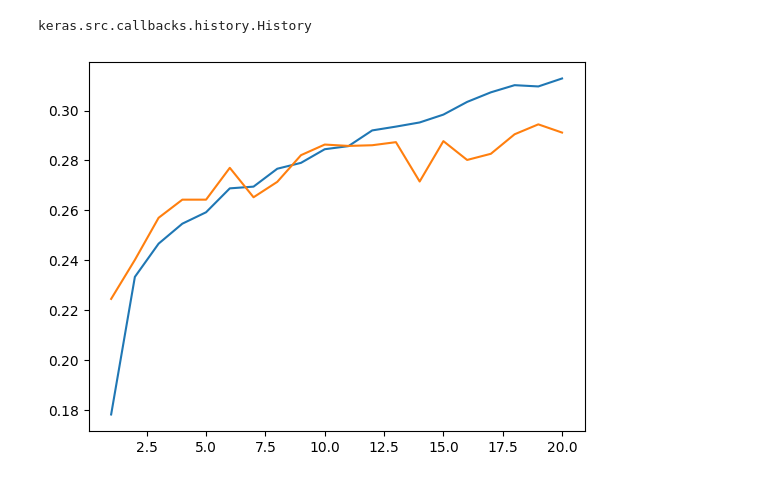
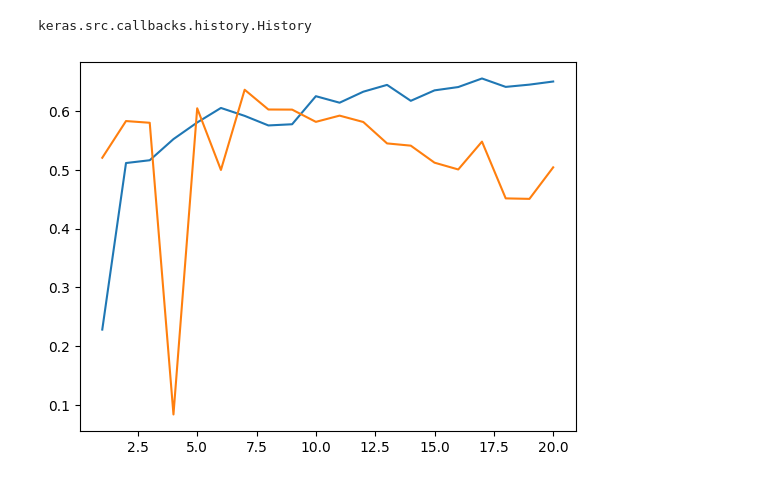
Before and after one commit to viVeK21111/Emotion_detection_rnn, a Jupyter notebook: tempm.ipynb, the cells around one changed output. Cells and saved outputs as stored; diff of their text form; code cells hidden in the pictures.

```diff
--- a/tempm.ipynb
+++ b/tempm.ipynb
@@ -871,5 +919,5 @@ Name: count, dtype: int64
 # %%
-df_val_final = pd.concat([df_val_final,pd.DataFrame(temp12,columns=df_val_final.columns)])
+#df_val_final = pd.concat([df_val_final,pd.DataFrame(temp12,columns=df_val_final.columns)])
 # %%
 len(df_val_final)
 # %% [output]
@@ -1168,11 +1199,17 @@ model = Sequential()
 model.add(Embedding(input_dim=vocab_size,output_dim=200, weights=[embedding_matrix],trainable=False))
 
 model.add(Bidirectional(GRU(64,return_sequences=True)))
+model.add(Bidirectional(GRU(32,return_sequences=True)))
+model.add(Dropout(0.2))
 
 model.add(Flatten())
 
-model.add(Dense(128,kernel_regularizer=l2(0.005)))
-model.add(LeakyReLU(0.2)) # to avoid dead neurons
+model.add(Dense(128,kernel_regularizer=l2(0.004)))
+model.add(LeakyReLU(0.3)) # to avoid dead neurons
+model.add(LayerNormalization())
+model.add(Dropout(0.3))
+model.add(Dense(64,kernel_regularizer=l2(0.004)))
+model.add(LeakyReLU(0.2))
 model.add(LayerNormalization())
 model.add(Dropout(0.3))
 
@@ -1180,8 +1217,8 @@ model.add(Dropout(0.3))
 model.add(Dense(num_classes,activation='softmax'))
 # %%
 from tensorflow.keras.optimizers import Adam,SGD
-model.compile(optimizer=Adam(learning_rate=0.001),loss='categorical_crossentropy',metrics=['accuracy']) # categorical_crossentropy for one-hot encoded lables
+model.compile(optimizer=Adam(learning_rate=0.001),loss='categorical_crossentropy',metrics=['precision']) # categorical_crossentropy for one-hot encoded lables
 # %%
-history = model.fit(x_train_final,y_train_hot,epochs=20,batch_size=16,validation_data=(x_val_final,y_val_hot))
+history = model.fit(x_train_final,y_train_hot,epochs=20,batch_size=32,validation_data=(x_val_final,y_val_hot))
 # %% [output]
 Epoch 1/20
@@ -1209,11 +1237,11 @@ type(history)
 # %% [output]
 keras.src.callbacks.history.History
 # %%
-plt.plot([i for i in range(1,21)],history.history['accuracy'])
-plt.plot([i for i in range(1,21)],history.history['val_accuracy'])
+plt.plot([i for i in range(1,21)],history.history['precision'])
+plt.plot([i for i in range(1,21)],history.history['val_precision'])
 plt.show()
 # %% [output]
-[figure, old version]
+[figure, new version]
 # %%
 model.summary()
 # %% [output]
```
Also changed, not shown: parts of 75 cells of this notebook.
